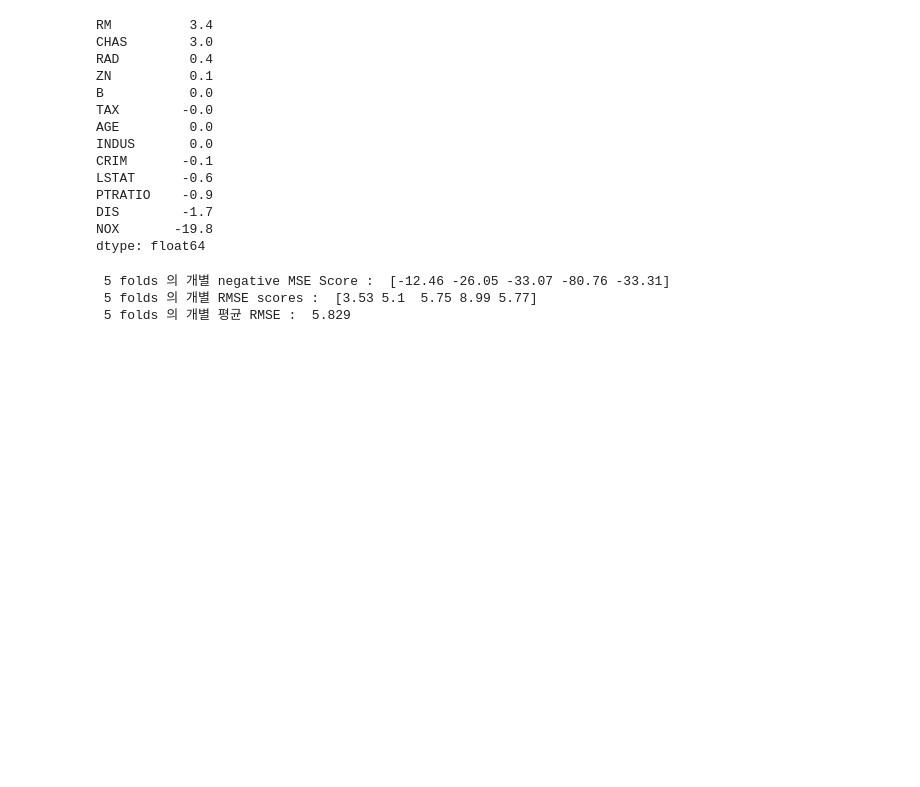
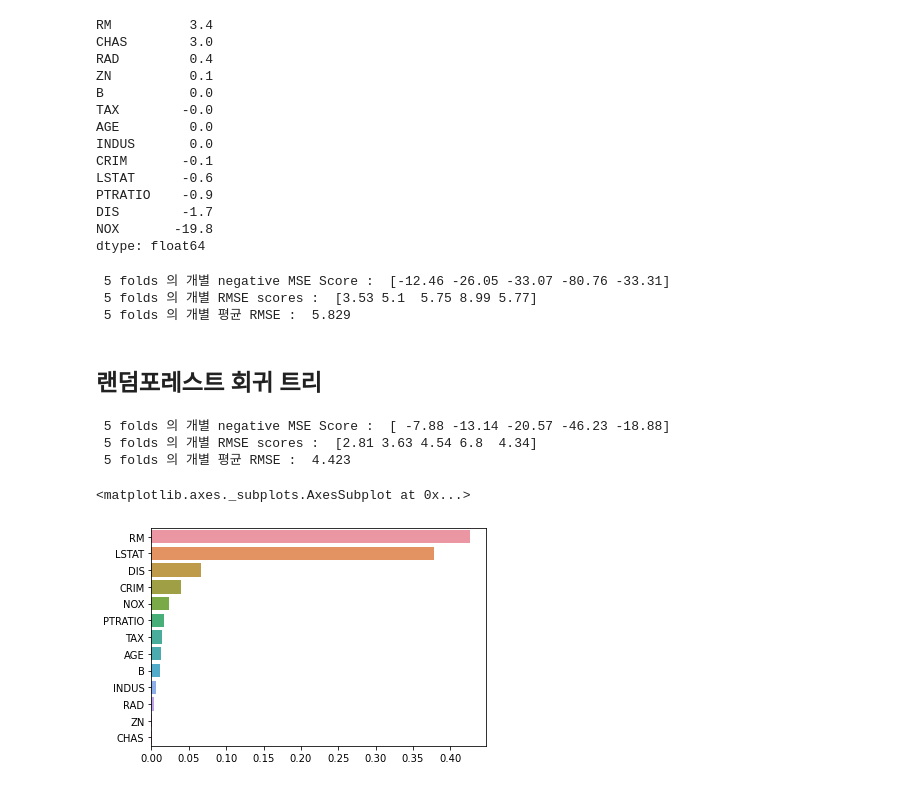
Before and after one commit to imji0319/new_python, a Jupyter notebook: DS_Series/DS_ML_guide/Boston.ipynb, the cells around one changed output. Cells and saved outputs as stored; diff of their text form; code cells hidden in the pictures; blank space fills up the shorter version.

```diff
--- a/DS_Series/DS_ML_guide/Boston.ipynb
+++ b/DS_Series/DS_ML_guide/Boston.ipynb
@@ -139,3 +141,5 @@ print(' 5 folds 의 개별 평균 RMSE : ', np.round(avg_score, 3))
  5 folds 의 개별 negative MSE Score :  [-12.46 -26.05 -33.07 -80.76 -33.31]
  5 folds 의 개별 RMSE scores :  [3.53 5.1  5.75 8.99 5.77]
  5 folds 의 개별 평균 RMSE :  5.829
+# %% [markdown]
+## 랜덤포레스트 회귀 트리
@@ -141,0 +148,22 @@ print(' 5 folds 의 개별 평균 RMSE : ', np.round(avg_score, 3))
+# %%
+rf = RandomForestRegressor(random_state = 0, n_estimators= 1000)
+
+neg_mse_scores = cross_val_score(rf, X_feature, y_target, scoring = 'neg_mean_squared_error', cv = 5)
+rmse_scores = np.sqrt(-1*neg_mse_scores)
+avg_rmse = np.mean(rmse_scores)
+
+print(' 5 folds 의 개별 negative MSE Score : ', np.round(neg_mse_scores, 2) )
+print(' 5 folds 의 개별 RMSE scores : ', np.round(rmse_scores, 2))
+print(' 5 folds 의 개별 평균 RMSE : ', np.round(avg_rmse, 3))
+# %% [output]
+ 5 folds 의 개별 negative MSE Score :  [ -7.88 -13.14 -20.57 -46.23 -18.88]
+ 5 folds 의 개별 RMSE scores :  [2.81 3.63 4.54 6.8  4.34]
+ 5 folds 의 개별 평균 RMSE :  4.423
+# %%
+rf.fit(X_feature, y_target)
+feature_series = pd.Series(data = rf.feature_importances_, index = X_feature.columns)
+feature_series = feature_series.sort_values(ascending = False)
+sns.barplot(x = feature_series, y = feature_series.index)
+# %% [output]
+<matplotlib.axes._subplots.AxesSubplot at 0x...>
+[figure, added]
```
Also changed, not shown: parts of 5 cells of this notebook, 4 other files.
